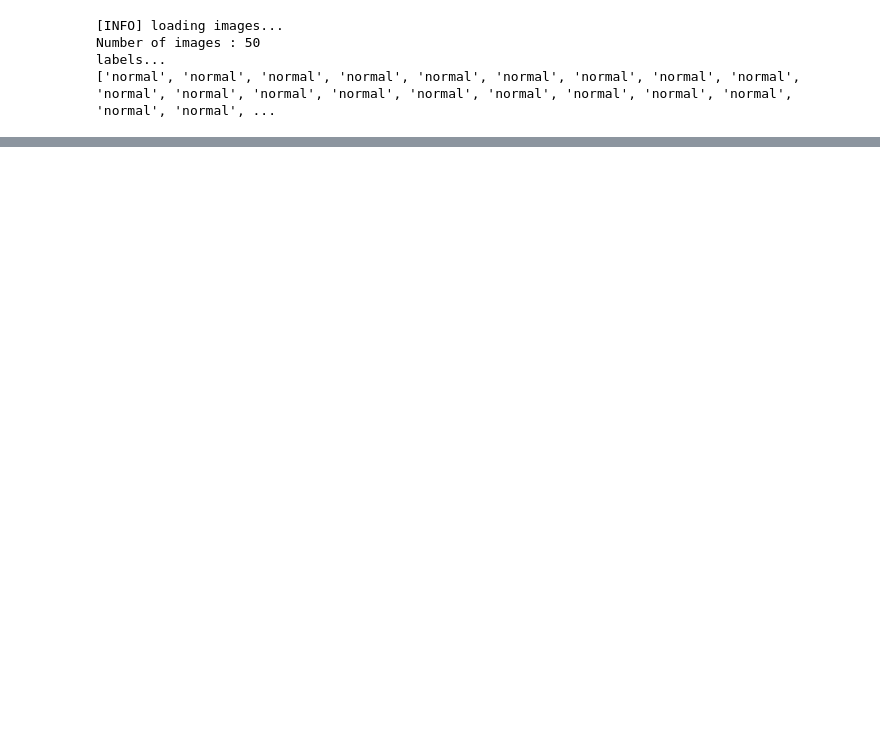
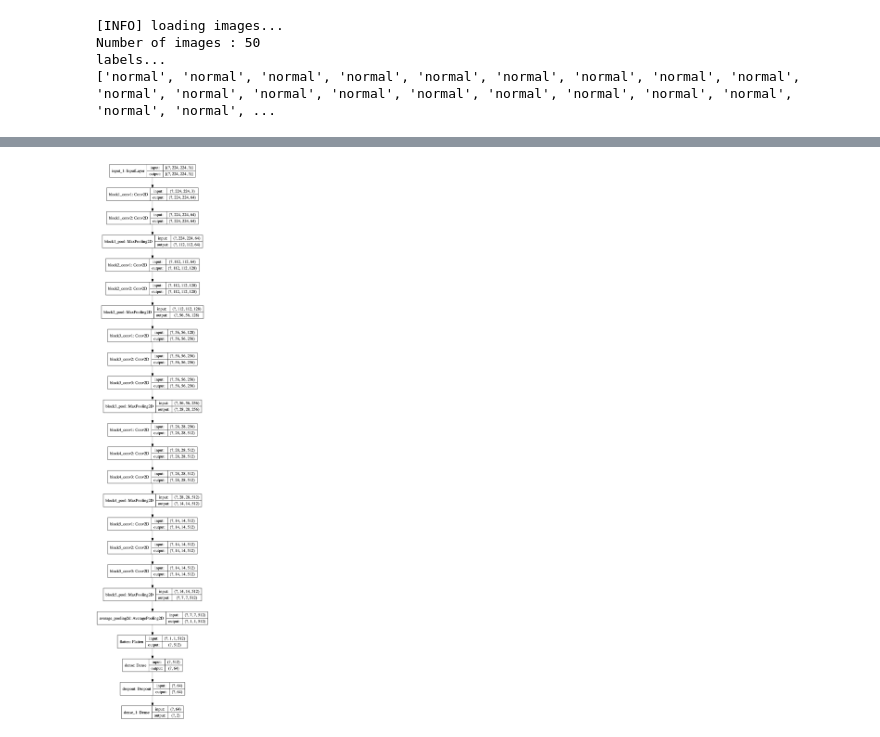
Before and after one commit to gauravsinha7/Covid-Xray-Analysis-Tool, a Jupyter notebook: evaluate_covid19model.ipynb, the cells around one changed output, grey strips where cells are left out. Drawn from its saved outputs; the diff is of its cells as text; code cells hidden in the pictures; blank space fills up the shorter version.

```diff
--- a/evaluate_covid19model.ipynb
+++ b/evaluate_covid19model.ipynb
@@ -103,0 +87,11 @@ specificity: 1.0000
+# %%
+baseModel = VGG16(weights="imagenet", include_top=False, input_tensor=Input(shape=(224, 224, 3)))
+# %%
+headModel = baseModel.output
+headModel = AveragePooling2D(pool_size=(4, 4))(headModel)
+headModel = Flatten(name="flatten")(headModel)
+headModel = Dense(64, activation="relu")(headModel)
+headModel = Dropout(0.5)(headModel)
+headModel = Dense(2, activation="softmax")(headModel)
+# %%
+model = Model(inputs=baseModel.input, outputs=headModel)
@@ -103,0 +101,4 @@ specificity: 1.0000
+# %%
+print("[INFO] compiling model...")
+opt = Adam(lr=INIT_LR, decay=INIT_LR / EPOCHS)
+model.compile(loss="binary_crossentropy", optimizer=opt, metrics=["accuracy"])
@@ -103,0 +127,4 @@ specificity: 1.0000
+# %%
+plot_model(model, to_file='model_plot.png', show_shapes=True, show_layer_names=True)
+# %% [output]
+[figure, added]
```
Also changed, not shown: parts of 21 cells of this notebook.
